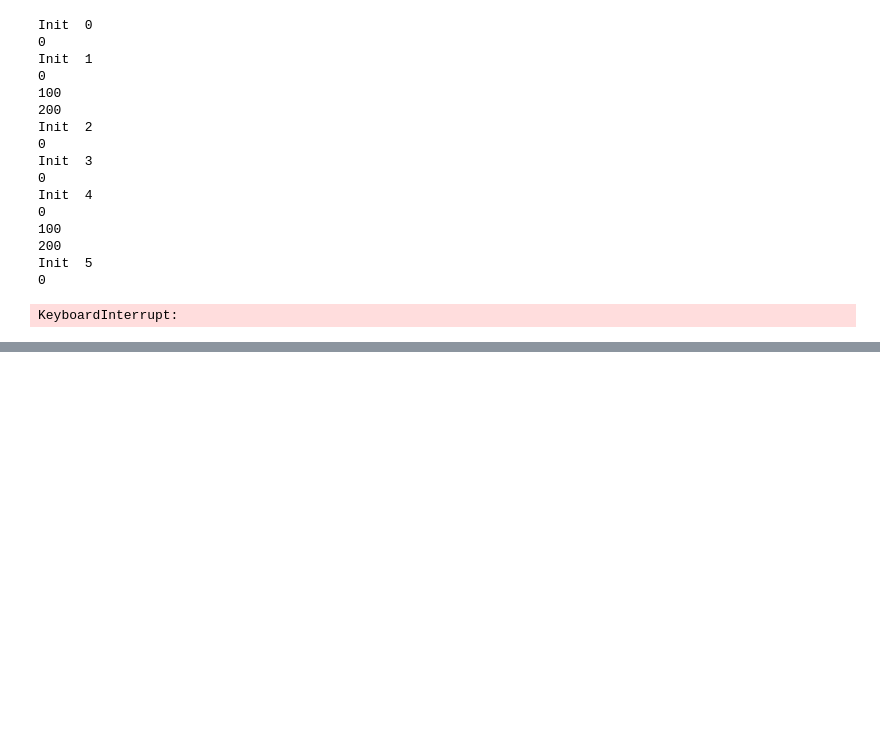
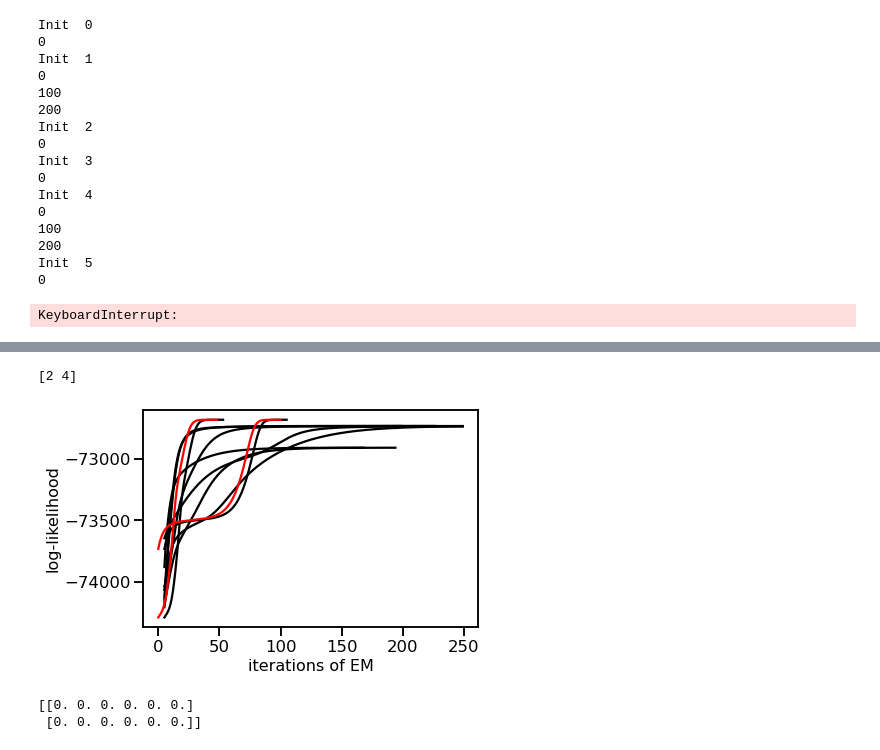
Before and after one commit to lenca56/Pillow_dGLM-HMM, a Jupyter notebook: code/PWM_GLM-HMM.ipynb, the cells around one changed output, grey strips where cells are left out. Cells and saved outputs as stored; diff of their text form; code cells hidden in the pictures; blank space fills up the shorter version.

```diff
--- a/code/PWM_GLM-HMM.ipynb
+++ b/code/PWM_GLM-HMM.ipynb
@@ -197,0 +240,43 @@ KeyboardInterrupt:
+# %%
+fig, axes = plt.subplots(1)
+bestInd, finalLl, topInd = find_top_init_plot_loglikelihoods(allLl[0:9],maxdiff=0.15,ax=axes,startix=5,plot=True)
+print(topInd)
+# %% [output]
+[2 4]
+[figure, added]
+# %%
+rat_id = 'W075'
+path=laptop_path
+fold = 0
+stage_filter = 3
+folds = 4
+x, y = io_utils.prepare_design_matrices(rat_id=rat_id, path=path, psychometric=True, cutoff=10, stage_filter=stage_filter, overwrite=False)
+sessInd = list(io_utils.session_start(rat_id=rat_id, path=path, psychometric=True, cutoff=10, stage_filter=stage_filter))
+trainX, trainY, trainSessInd, testX, testY, testSessInd = split_data_per_session(x, y, sessInd, folds=folds, random_state=1)
+D = trainX[0].shape[1]
+C = 2 # only looking at binomial classes
+K = 2
+oldSessInd = [0, allW[2].shape[0]]
+testLlInit = np.zeros((5))
+N = trainX[fold].shape[0]
+dGLM_HMM = dglm_hmm1.dGLM_HMM1(N,K,D,C)
+trainY[fold] = trainY[fold].astype(int)
+testY[fold] = testY[fold].astype(int)
+# evaluate
+for ind in range(0,1):
+    sess = len(testSessInd[fold]) - 1 # number sessions
+    testPhi = dGLM_HMM.observation_probability(testX[fold], reshapeWeights(allW[ind], oldSessInd, testSessInd[fold], True))
+    print(reshapeWeights(allW[ind], oldSessInd, testSessInd[fold], True)[200,:,:,1])
+#     for s in range(0, sess):
+#         # evaluate on test data for each session separately
+#         _, _, temp = dGLM_HMM.forward_pass(testY[fold][testSessInd[fold][s]:testSessInd[fold][s+1]],allP[ind],testPhi[testSessInd[fold][s]:testSessInd[fold][s+1]])
+#         testLlInit[ind] += temp
+
+# testLlInit = testLlInit / testSessInd[fold][-1] # normalizing to the total number of trials in test dataset
+# print(testLlInit)
+# print(finalLl.shape)
+# trainLlInit = finalLl / allW[0].shape[0]
+# print(trainLlInit)
+# %% [output]
+[[0. 0. 0. 0. 0. 0.]
+ [0. 0. 0. 0. 0. 0.]]
```
Also changed, not shown: parts of 8 cells of this notebook, 4 other files.
